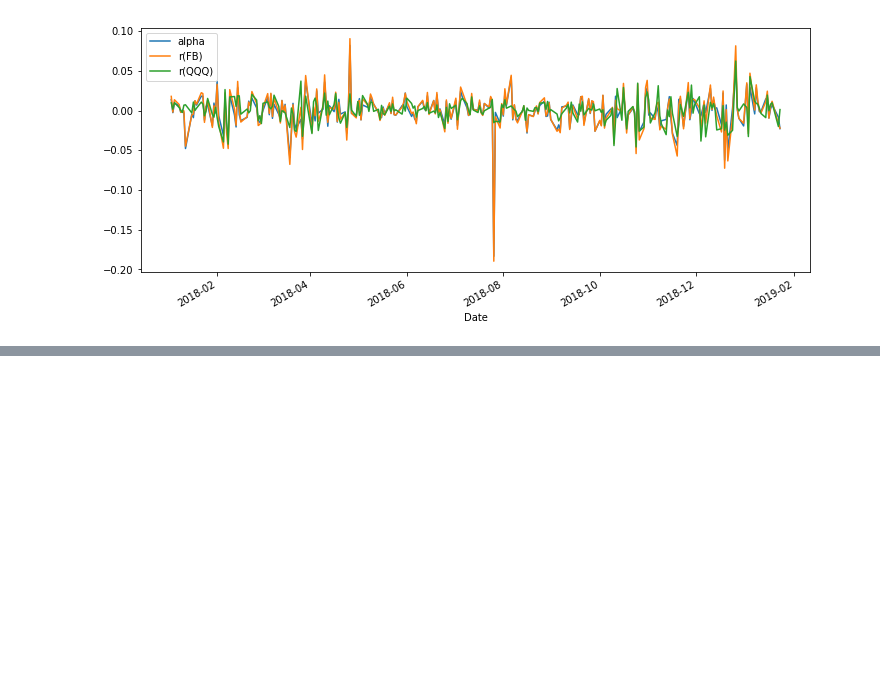
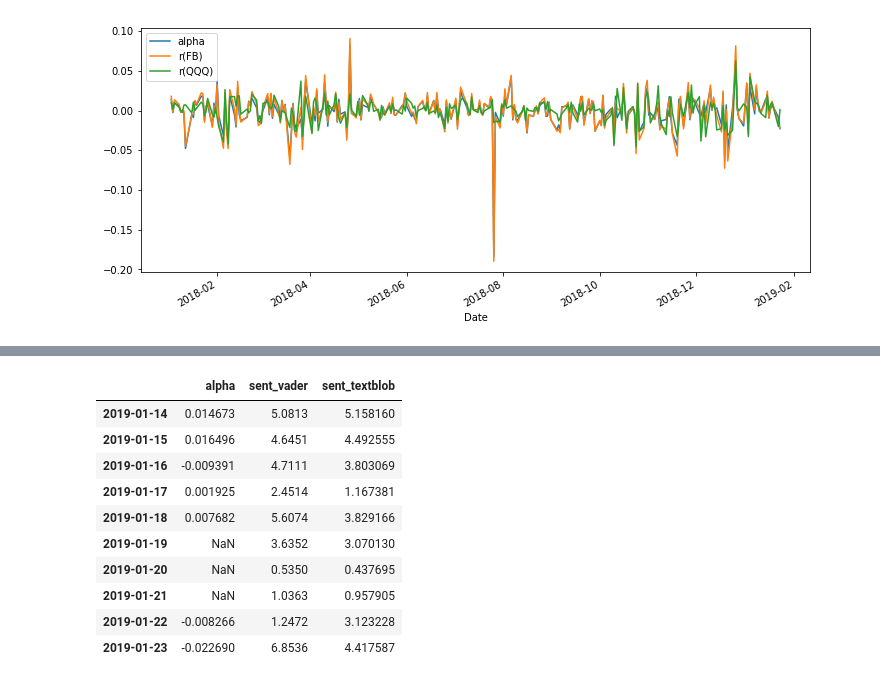
Before and after one commit to sendash-app/study_stocks_sentiments, a Jupyter notebook: returns_vs_sentiments.ipynb, the cells around one changed output, grey strips where cells are left out. Cells and saved outputs as stored; diff of their text form; code cells hidden in the pictures; blank space fills up the shorter version.

```diff
--- a/returns_vs_sentiments.ipynb
+++ b/returns_vs_sentiments.ipynb
@@ -139,0 +217,14 @@ iplot(plotly_data)
+# %%
+compare_df.tail(10)
+# %% [output]
+|  | alpha | sent_vader | sent_textblob |
+| 2019-01-14 | 0.014673 | 5.0813 | 5.158160 |
+| 2019-01-15 | 0.016496 | 4.6451 | 4.492555 |
+| 2019-01-16 | -0.009391 | 4.7111 | 3.803069 |
+| 2019-01-17 | 0.001925 | 2.4514 | 1.167381 |
+| 2019-01-18 | 0.007682 | 5.6074 | 3.829166 |
+| 2019-01-19 | NaN | 3.6352 | 3.070130 |
+| 2019-01-20 | NaN | 0.5350 | 0.437695 |
+| 2019-01-21 | NaN | 1.0363 | 0.957905 |
+| 2019-01-22 | -0.008266 | 1.2472 | 3.123228 |
+| 2019-01-23 | -0.022690 | 6.8536 | 4.417587 |
```
Also changed, not shown: parts of 13 cells of this notebook.
